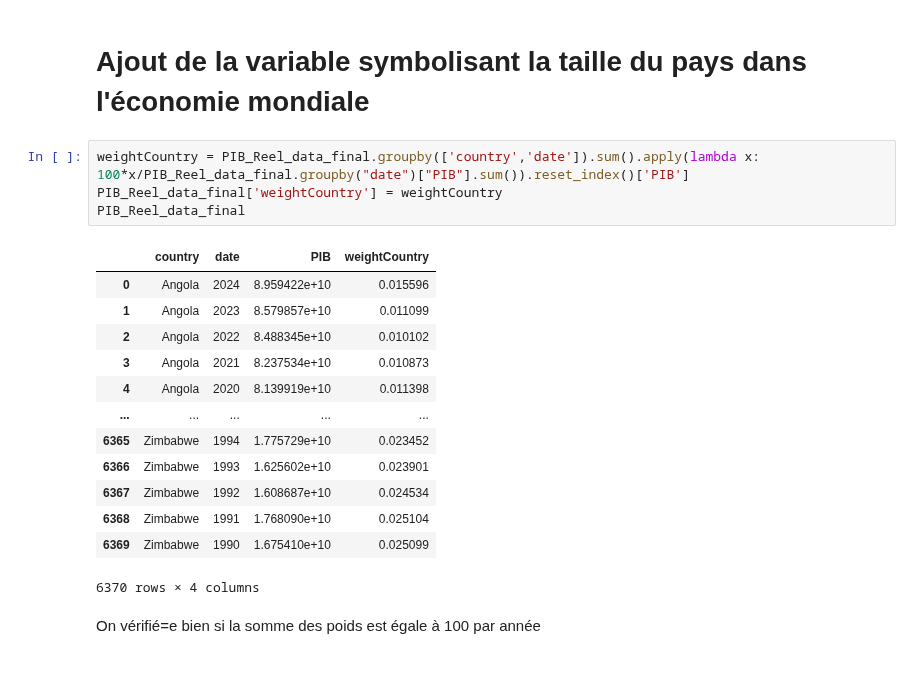
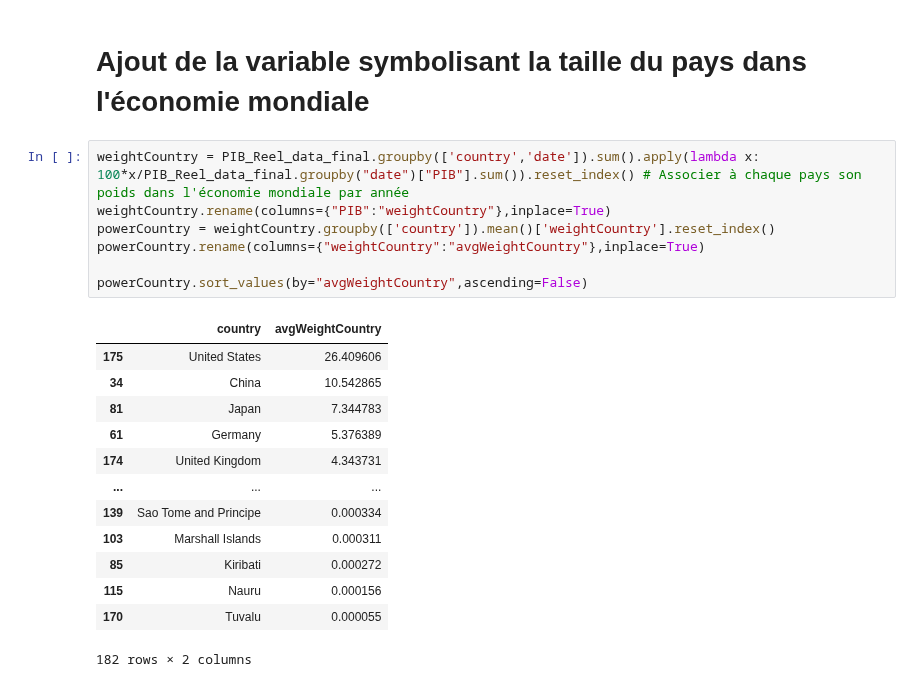
Before and after one commit to nile2304/Data-Science-Project-ENSAE, a Jupyter notebook: main.ipynb, the cells around one changed output. Cells and saved outputs as stored; diff of their text form.

Commit message:
fixed issues with the weightCountry variable. Created instead a dataframe containing the economic power of the countries

```diff
--- a/main.ipynb
+++ b/main.ipynb
@@ -153,22 +153,23 @@ Faire un commentaire sur le fait que ce soient les pays les plus développés qu
 # %% [markdown]
 # Ajout de la variable symbolisant la taille du pays dans l'économie mondiale
 # %%
-weightCountry = PIB_Reel_data_final.groupby(['country','date']).sum().apply(lambda x: 100*x/PIB_Reel_data_final.groupby("date")["PIB"].sum()).reset_index()['PIB']
-PIB_Reel_data_final['weightCountry'] = weightCountry
-PIB_Reel_data_final
+weightCountry = PIB_Reel_data_final.groupby(['country','date']).sum().apply(lambda x: 100*x/PIB_Reel_data_final.groupby("date")["PIB"].sum()).reset_index() # Associer à chaque pays son poids dans l'économie mondiale par année
+weightCountry.rename(columns={"PIB":"weightCountry"},inplace=True)
+powerCountry = weightCountry.groupby(['country']).mean()['weightCountry'].reset_index()
+powerCountry.rename(columns={"weightCountry":"avgWeightCountry"},inplace=True)
+
+powerCountry.sort_values(by="avgWeightCountry",ascending=False)
 # %% [output]
-|  | country | date | PIB | weightCountry |
-| 0 | Angola | 2024 | 8.959422e+10 | 0.015596 |
-| 1 | Angola | 2023 | 8.579857e+10 | 0.011099 |
-| 2 | Angola | 2022 | 8.488345e+10 | 0.010102 |
-| 3 | Angola | 2021 | 8.237534e+10 | 0.010873 |
-| 4 | Angola | 2020 | 8.139919e+10 | 0.011398 |
-| ... | ... | ... | ... | ... |
-| 6365 | Zimbabwe | 1994 | 1.775729e+10 | 0.023452 |
-| 6366 | Zimbabwe | 1993 | 1.625602e+10 | 0.023901 |
-| 6367 | Zimbabwe | 1992 | 1.608687e+10 | 0.024534 |
-| 6368 | Zimbabwe | 1991 | 1.768090e+10 | 0.025104 |
-| 6369 | Zimbabwe | 1990 | 1.675410e+10 | 0.025099 |
+|  | country | avgWeightCountry |
+| 175 | United States | 26.409606 |
+| 34 | China | 10.542865 |
+| 81 | Japan | 7.344783 |
+| 61 | Germany | 5.376389 |
+| 174 | United Kingdom | 4.343731 |
+| ... | ... | ... |
+| 139 | Sao Tome and Principe | 0.000334 |
+| 103 | Marshall Islands | 0.000311 |
+| 85 | Kiribati | 0.000272 |
+| 115 | Nauru | 0.000156 |
+| 170 | Tuvalu | 0.000055 |
-6370 rows × 4 columns
+182 rows × 2 columns
-# %% [markdown]
-On vérifié=e bien si la somme des poids est égale à 100 par année
```
Also changed, not shown: parts of 2 cells of this notebook.
